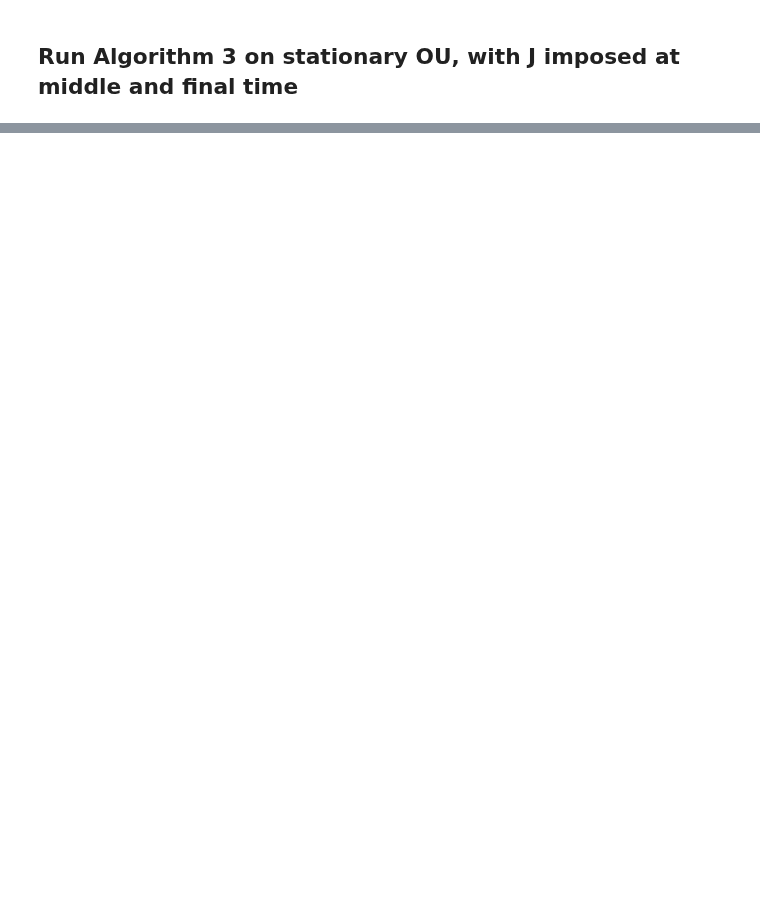
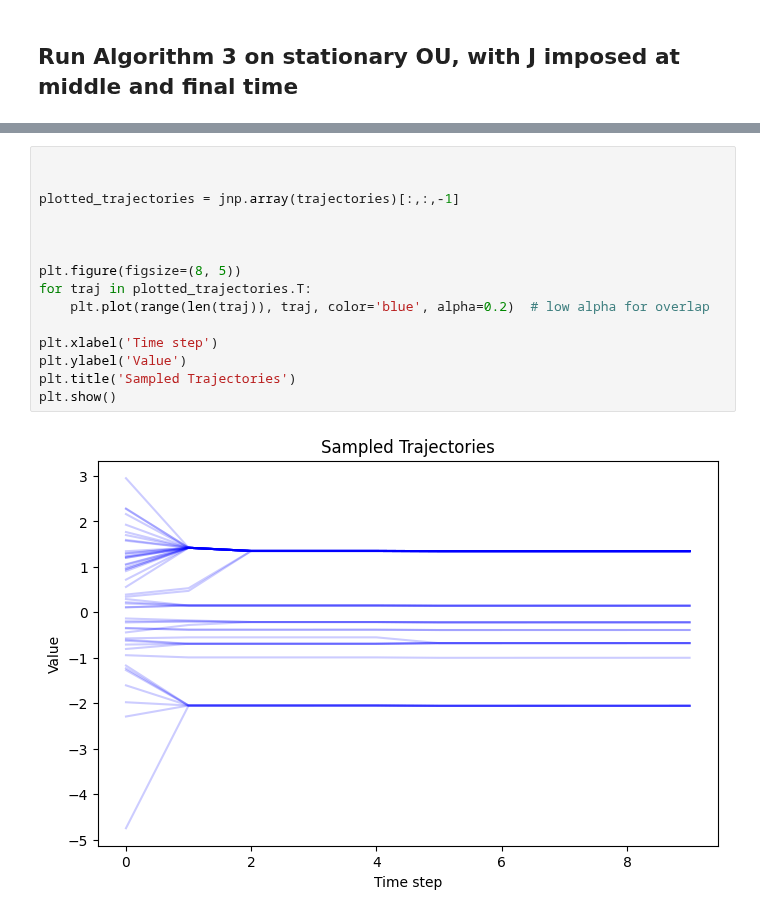
Before and after one commit to reubenharry/path_sampling, a Jupyter notebook: notebooks/notebook_4.ipynb, the cells around one changed output, grey strips where cells are left out. Cells and saved outputs as stored; diff of their text form; blank space fills up the shorter version.

```diff
--- a/notebooks/notebook_4.ipynb
+++ b/notebooks/notebook_4.ipynb
@@ -113,0 +119,17 @@ Train loss: 42.622772216796875
+# %%
+
+
+plotted_trajectories = jnp.array(trajectories)[:,:,-1]
+
+
+
+plt.figure(figsize=(8, 5))
+for traj in plotted_trajectories.T:
+    plt.plot(range(len(traj)), traj, color='blue', alpha=0.2)  # low alpha for overlap
+
+plt.xlabel('Time step')
+plt.ylabel('Value')
+plt.title('Sampled Trajectories')
+plt.show()
+# %% [output]
+[figure, added]
```
Also changed, not shown: parts of 2 cells of this notebook.
